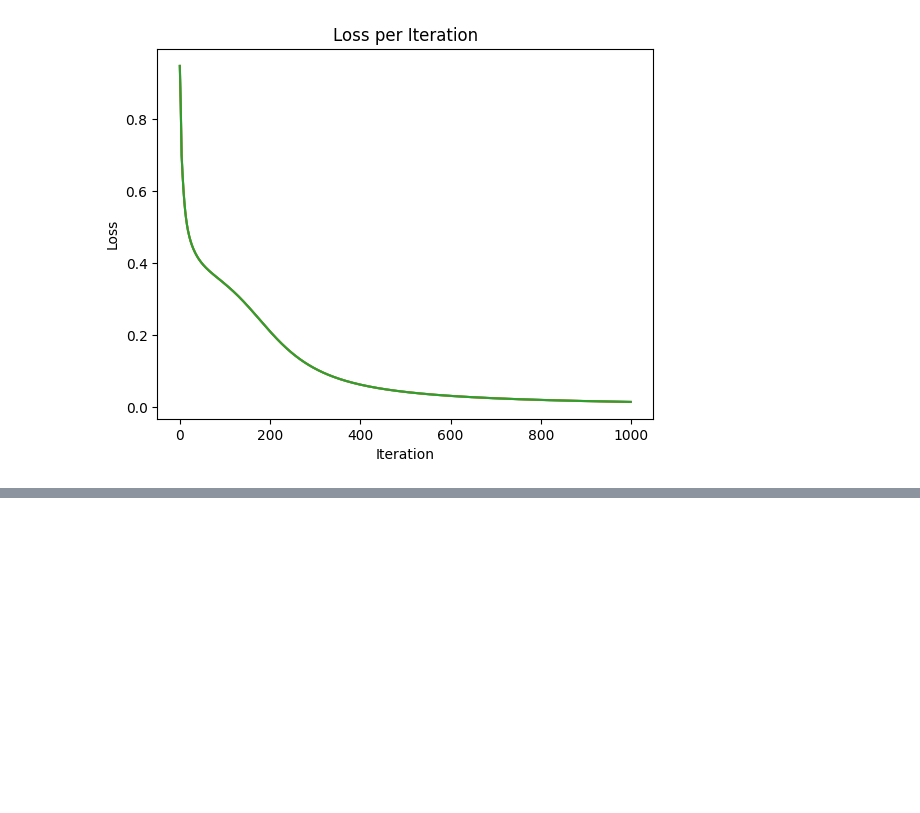
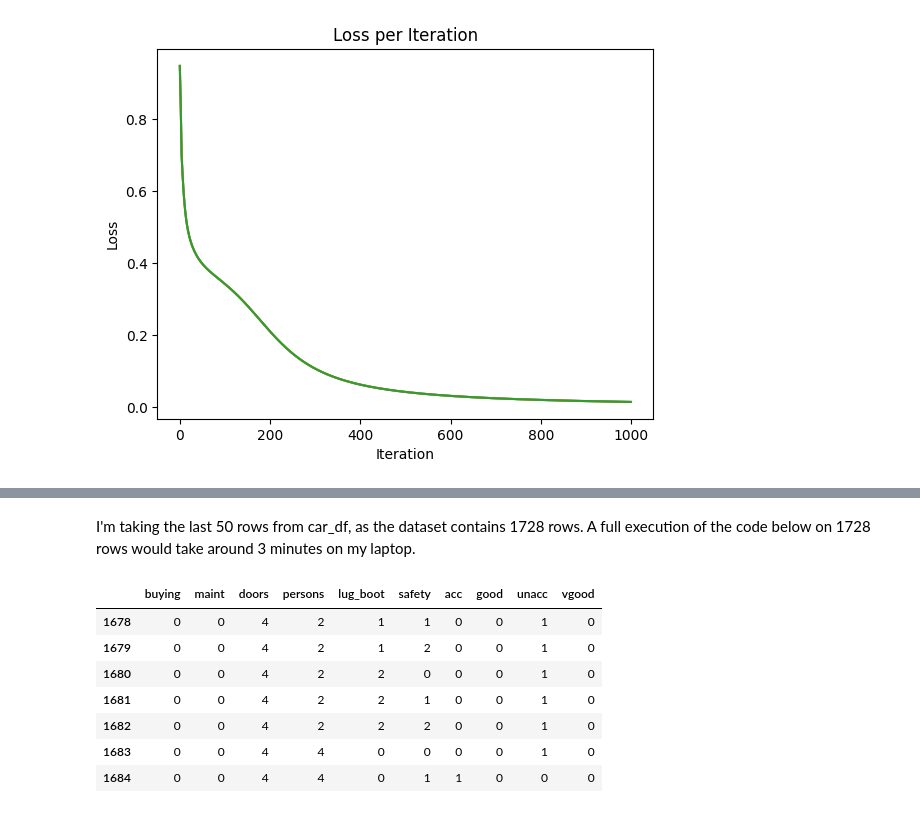
Before and after one commit to CallumOB/intro-to-ai, a Jupyter notebook: mlp/C21306503_assignment.ipynb, the cells around one changed output, grey strips where cells are left out. Drawn from its saved outputs; the diff is of its cells as text; code cells hidden in the pictures; blank space fills up the shorter version.

```diff
--- a/mlp/C21306503_assignment.ipynb
+++ b/mlp/C21306503_assignment.ipynb
@@ -691,0 +712,27 @@ Prediction: Iris Virginica
+# %%
+car_df = pd.read_csv('car_data.csv', names=['buying', 'maint', 'doors', 'persons', 'lug_boot', 'safety', 'class'])
+
+custom_mapping = {
+    'low': 0,
+    'med': 1,
+    'high': 2,
+    'vhigh': 3,
+    'small': 0,
+    'big': 2
+}
+
+cols_to_map = ['buying', 'maint', 'lug_boot', 'safety']
+for col in cols_to_map:
+    car_df[col] = car_df[col].map(custom_mapping)
+
+car_df['doors'] = car_df['doors'].replace('5more', 5)
+car_df['persons'] = car_df['persons'].replace('more', 5)
+
+car_classes = pd.get_dummies(car_df['class']).astype(int)
+
+car_df = pd.concat([car_df, car_classes], axis=1)
+car_df.drop('class', axis=1, inplace=True)
+
+car_df = car_df.astype(int)
+
+car_df.head()
@@ -691,0 +746,14 @@ Prediction: Iris Virginica
+# %% [markdown]
+I'm taking the last 50 rows from car_df, as the dataset contains 1728 rows. A full execution of the code below on 1728 rows would take around 3 minutes on my laptop.
+# %%
+car_df_trim = car_df.tail(50)
+car_df_trim.head(7)
+# %% [output]
+|  | buying | maint | doors | persons | lug_boot | safety | acc | good | unacc | vgood |
+| 1678 | 0 | 0 | 4 | 2 | 1 | 1 | 0 | 0 | 1 | 0 |
+| 1679 | 0 | 0 | 4 | 2 | 1 | 2 | 0 | 0 | 1 | 0 |
+| 1680 | 0 | 0 | 4 | 2 | 2 | 0 | 0 | 0 | 1 | 0 |
+| 1681 | 0 | 0 | 4 | 2 | 2 | 1 | 0 | 0 | 1 | 0 |
+| 1682 | 0 | 0 | 4 | 2 | 2 | 2 | 0 | 0 | 1 | 0 |
+| 1683 | 0 | 0 | 4 | 4 | 0 | 0 | 0 | 0 | 1 | 0 |
+| 1684 | 0 | 0 | 4 | 4 | 0 | 1 | 1 | 0 | 0 | 0 |
```
Also changed, not shown: parts of 7 cells of this notebook, 3 other files.
